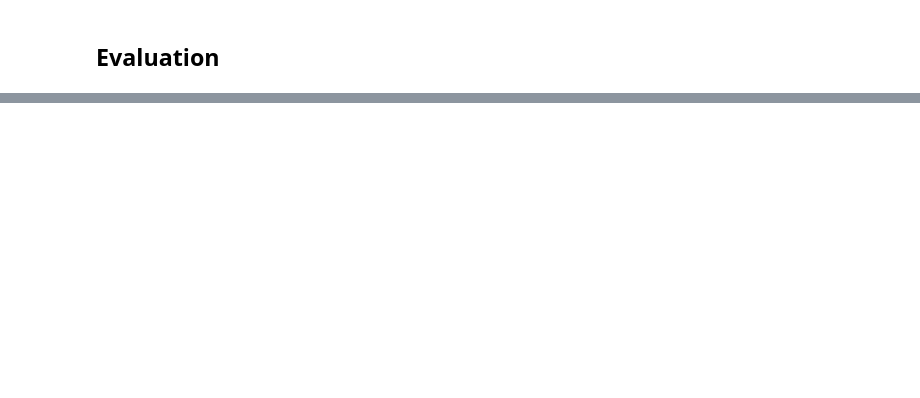
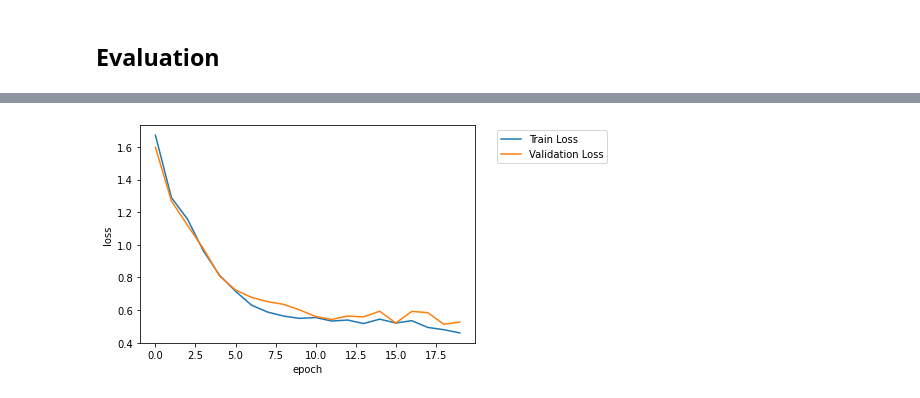
Before and after one commit to adiljahouh/2AMM10_38, a Jupyter notebook: assignment_2_3/a3_skeleton.ipynb, the cells around one changed output, grey strips where cells are left out. Saved outputs shown, nothing was run; the diff lists cells and outputs as text; code cells hidden in the pictures; blank space fills up the shorter version.

```diff
--- a/assignment_2_3/a3_skeleton.ipynb
+++ b/assignment_2_3/a3_skeleton.ipynb
@@ -591,6 +587,10 @@ def collate_batch_32(batch):
 batch_len = 10
 train_loader_32 = DataLoader(tuple(zip(simulation_train_task32, simulation_continued_train[:])), batch_size = batch_len,
                         collate_fn = collate_batch_32)
+val_loader_32 = DataLoader(tuple(zip(simulation_valid, simulation_continued_valid[:])), batch_size = batch_len,
+                        collate_fn = collate_batch_32)
+test_loader_32 = DataLoader(tuple(zip(simulation_test, simulation_continued_test[:])), batch_size = 1,
+                        collate_fn = collate_batch_32)
 # %% [markdown]
 ### workspace
 # %%
@@ -703,7 +703,7 @@ class lstm_seq2seq(nn.Module):
         self.optimizer = optim.Adam(self.parameters())
         # self.criterion = nn.MSELoss()
 
-    def forward(self, src, trg, teacher_forcing_ration=0.5):
+    def forward(self, src, trg, teacher_forcing_ratio=0.5):
         # calculate number of batch iterations
         trg_len = trg.shape[0]
         outputs = torch.zeros(trg_len, batch_len,2).to(device)
@@ -728,34 +728,6 @@ def rmse_loss(input, target, ignored_index, reduction='mean'):
         return torch.sqrt(out.mean())
     elif reduction == "None":
         return out
-# %%
-import random
-batch_size = batch_len
-
-encoder = Encoder(n_layers=2).to(device)
-decoder = Decoder().to(device)
-teacher_forcing_ratio=0.5
-
-# criterion = nn.MSELoss(ignore_index = 0)
-
-for src, trg in train_loader_32:
-
-    trg_len = trg.shape[0]
-    outputs = torch.zeros(trg_len, batch_size,2).to(device)
-
-    hidden,cell = encoder(src)
-    decoder_input = hidden[:,:,-1].T
-    # print(de_input.T.shape)
-
-    for t in range(1, trg_len):
-
-        decoder_output, hidden, cell = decoder(decoder_input, hidden, cell)
-        outputs[t] = decoder_output
-        teacher_force = random.random() < teacher_forcing_ratio
-        decoder_input = trg[t,:,:] if teacher_force else decoder_output
-        # break
-
-    break
 # %% [markdown]
 ## Model Training
 # %%
@@ -820,4 +797,4 @@ for epoch in range(num_epochs):
 # %% [markdown]
 ## Evaluation
 # %%
-#todo
+val_losses, train_losses = train()
@@ -823,0 +827,9 @@ for epoch in range(num_epochs):
+# %%
+plt.xlabel('epoch')
+plt.ylabel('loss')
+plt.plot(train_losses, label='Train Loss')
+plt.plot(val_losses, label="Validation Loss")
+plt.legend(bbox_to_anchor=(1.05, 1.0), loc='upper left')
+plt.show()
+# %% [output]
+[figure, added]
```
Also changed, not shown: parts of 19 cells of this notebook, 1 other file.
